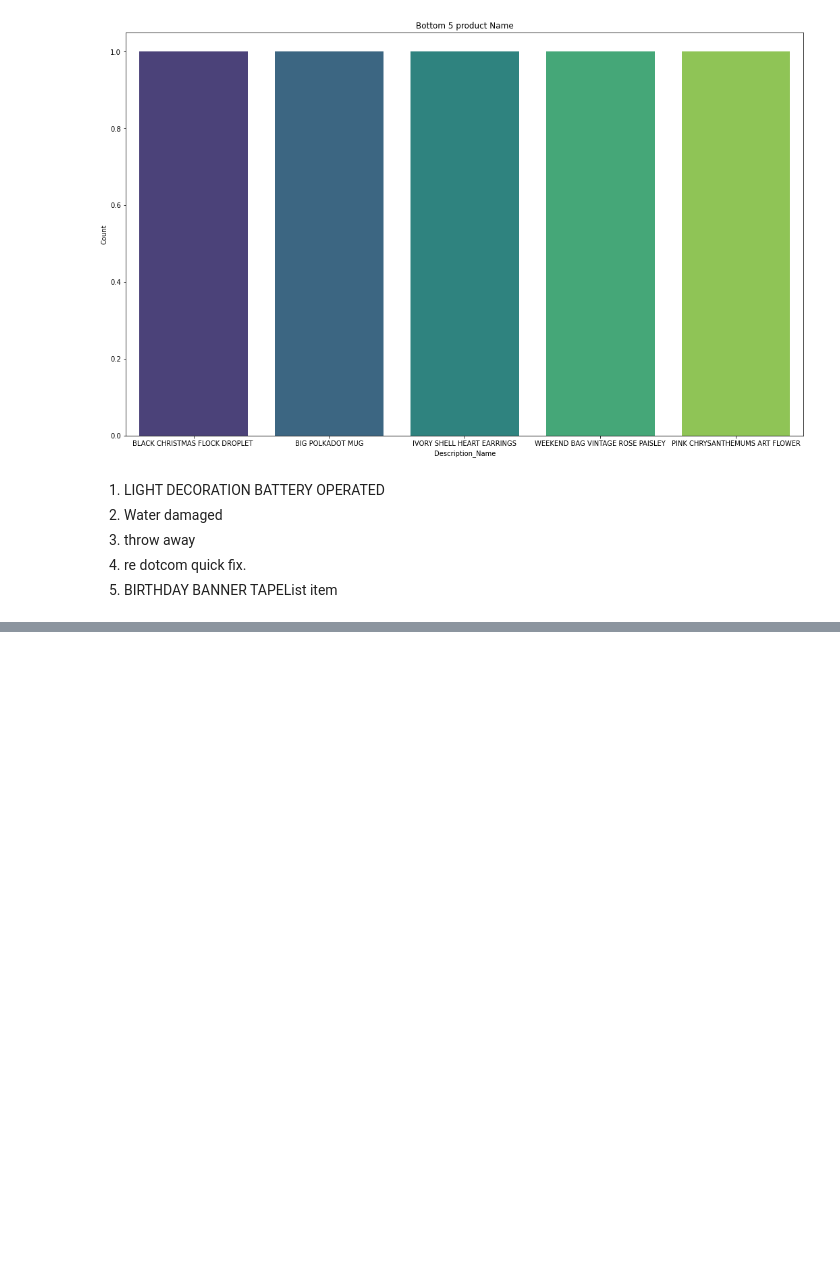
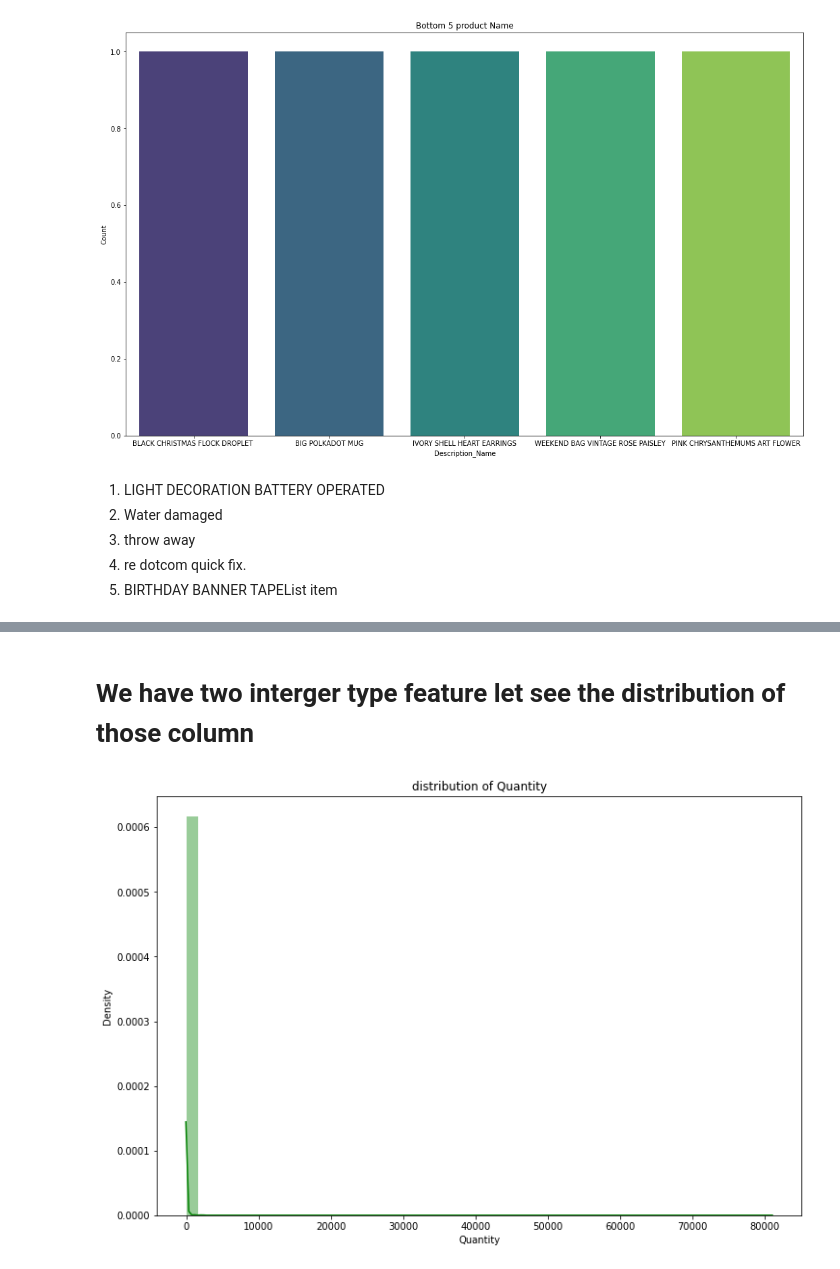
Before and after one commit to AtulChouhan0/Online-Retail-Customer-Segmentation, a Jupyter notebook: Online_Retail_Customer_Segmentation_Capstone_Project.ipynb, the cells around one changed output, grey strips where cells are left out. Drawn from its saved outputs; the diff is of its cells as text; code cells hidden in the pictures; blank space fills up the shorter version.

Commit message:
data distribution

```diff
--- a/Online_Retail_Customer_Segmentation_Capstone_Project.ipynb
+++ b/Online_Retail_Customer_Segmentation_Capstone_Project.ipynb
@@ -257,0 +294,10 @@ sns.barplot(x='Description_Name',y='Count',data=Description_df[-5:], palette ="v
+# %% [markdown]
+# **We have two interger type feature let see the distribution of those column**
+# %%
+#distribution of Quantity
+plt.figure(figsize=(12,8))
+plt.title('distribution of Quantity')
+sns.distplot(df['Quantity'],color="g")
+plt.show()
+# %% [output]
+[figure, added]
```
Also changed, not shown: parts of 10 cells of this notebook.
